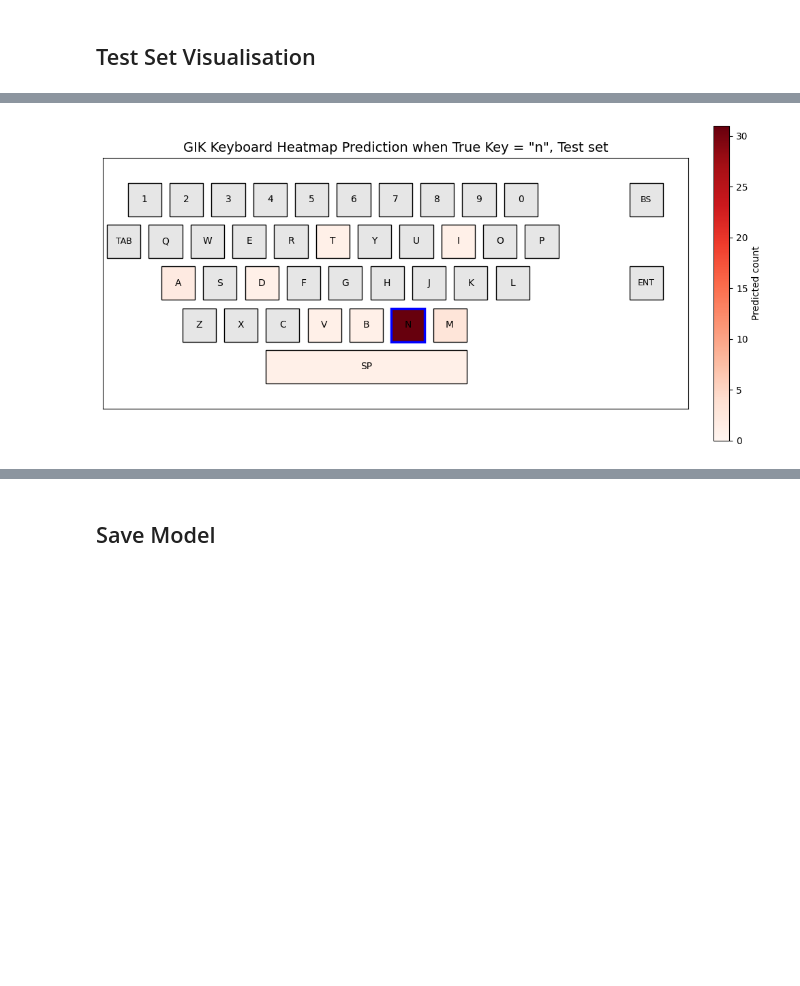
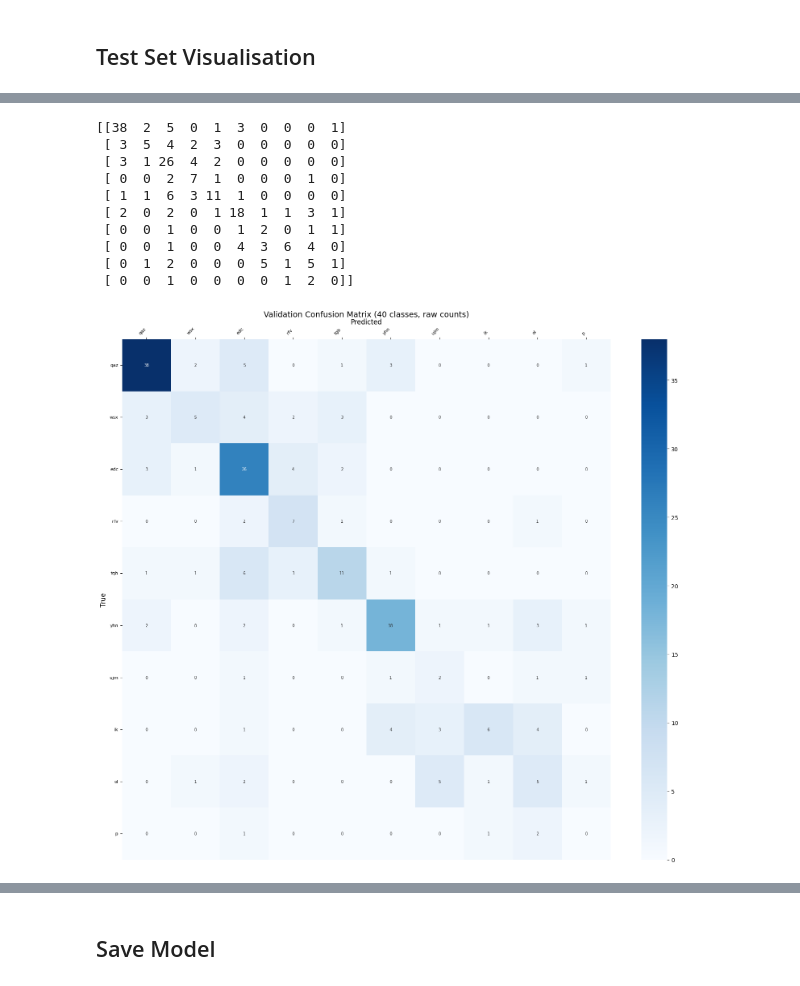
Before and after one commit to Perceptron-GIK/perceptron-gik, a Jupyter notebook: train_model.ipynb, the cells around one changed output, grey strips where cells are left out. Saved outputs shown, nothing was run; the diff lists cells and outputs as text; code cells hidden in the pictures; blank space fills up the shorter version.

```diff
--- a/train_model.ipynb
+++ b/train_model.ipynb
@@ -445,21 +477,33 @@ plot_virtual_keyboard_heatmap(cm_orig, 's', 'Test')
 # %%
 cm_orig_val = compute_confusion_matrix_40x40(
     trainer.val_dataset,
     model,
     DEVICE,
     coord_dict=FULL_COORDS if CONFIG["regression"] else None,
 )
 
-plot_virtual_keyboard_heatmap(cm_orig_val, 'n', 'Test')
+print(cm_orig_val)
+
+# plot_virtual_keyboard_heatmap(cm_orig_val, 'n', 'Test')
 
 # Optional matrix view
-# plot_confusion_matrix_40x40(cm_orig_val, 'Validation')
+plot_confusion_matrix_40x40(cm_orig_val, 'Validation')
 
 # neighbours_a_val, cm_a_val = plot_anchor_with_closest_neighbours(cm_orig_val, 'd', 'Validation', k_neighbours=12)
 # neighbours_g_val, cm_g_val = plot_anchor_with_closest_neighbours(cm_orig_val, 'g', 'Validation', k_neighbours=20)
 # neighbours_l_val, cm_l_val = plot_anchor_with_closest_neighbours(cm_orig_val, 'l', 'Validation', k_neighbours=13)
 # %% [output]
+[[38  2  5  0  1  3  0  0  0  1]
+ [ 3  5  4  2  3  0  0  0  0  0]
+ [ 3  1 26  4  2  0  0  0  0  0]
+ [ 0  0  2  7  1  0  0  0  1  0]
+ [ 1  1  6  3 11  1  0  0  0  0]
+ [ 2  0  2  0  1 18  1  1  3  1]
+ [ 0  0  1  0  0  1  2  0  1  1]
+ [ 0  0  1  0  0  4  3  6  4  0]
+ [ 0  1  2  0  0  0  5  1  5  1]
+ [ 0  0  1  0  0  0  0  1  2  0]]
-[figure, old version]
+[figure, new version]
 # %%
 for ch in sorted(set("hello world")):
     plot_virtual_keyboard_heatmap(cm_orig, ch, 'Test')
```
Also changed, not shown: parts of 16 cells of this notebook, 5 other files.
